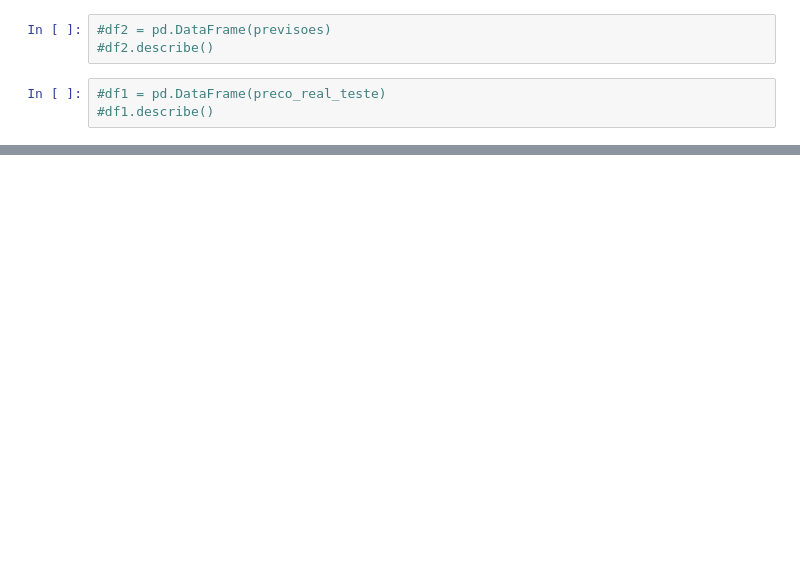
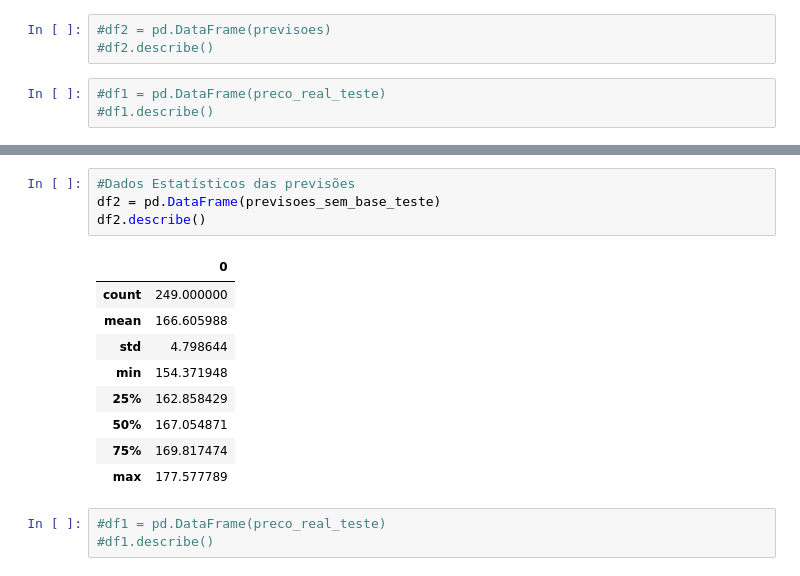
Before and after one commit to claubermartins/Stock-market-prediction-FII, a Jupyter notebook: Stock-market-prediction-FII-HGLG11.ipynb, the cells around one changed output, grey strips where cells are left out. Saved outputs shown, nothing was run; the diff lists cells and outputs as text; blank space fills up the shorter version.

```diff
--- a/Stock-market-prediction-FII-HGLG11.ipynb
+++ b/Stock-market-prediction-FII-HGLG11.ipynb
@@ -438,0 +507,17 @@ df3.describe()
+# %%
+#Dados Estatísticos das previsões
+df2 = pd.DataFrame(previsoes_sem_base_teste)
+df2.describe()
+# %% [output]
+|  | 0 |
+| count | 249.000000 |
+| mean | 166.605988 |
+| std | 4.798644 |
+| min | 154.371948 |
+| 25% | 162.858429 |
+| 50% | 167.054871 |
+| 75% | 169.817474 |
+| max | 177.577789 |
+# %%
+#df1 = pd.DataFrame(preco_real_teste)
+#df1.describe()
```
Also changed, not shown: parts of 22 cells of this notebook.
